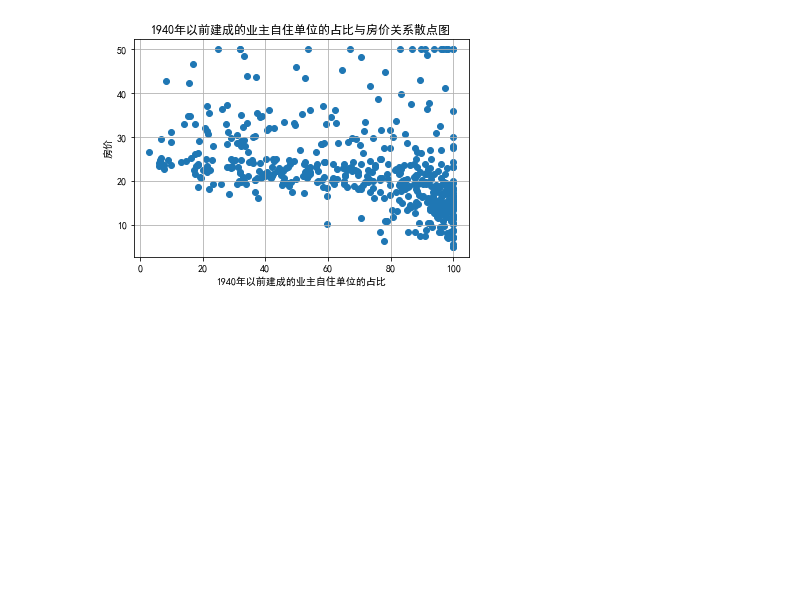
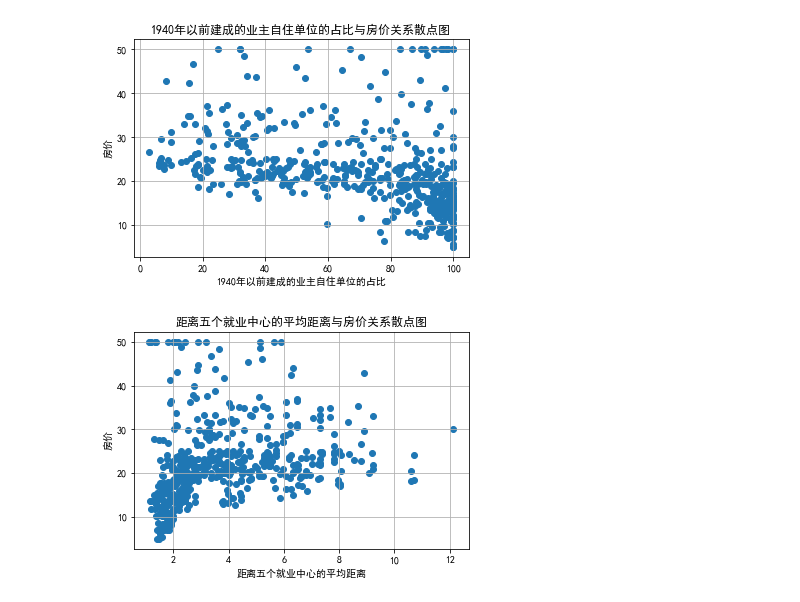
Before and after one commit to coderlai/machine-learning, a Jupyter notebook: 基于xgboost波士顿房价预测-kaggle实战.ipynb, the cells around one changed output. Drawn from its saved outputs; the diff is of its cells as text; code cells hidden in the pictures; blank space fills up the shorter version.

```diff
--- a/基于xgboost波士顿房价预测-kaggle实战.ipynb
+++ b/基于xgboost波士顿房价预测-kaggle实战.ipynb
@@ -182,3 +182,9 @@ draw_scatter(df["AGE"],y,"1940年以前建成的业主自住单位的占比")
 plt.grid()
 # %% [output]
 [figure]
+# %%
+#(8) 字段DIS分析
+draw_scatter(df["DIS"],y,"距离五个就业中心的平均距离")
+plt.grid()
+# %% [output]
+[figure, added]
```
Also changed, not shown: parts of 13 cells of this notebook.
